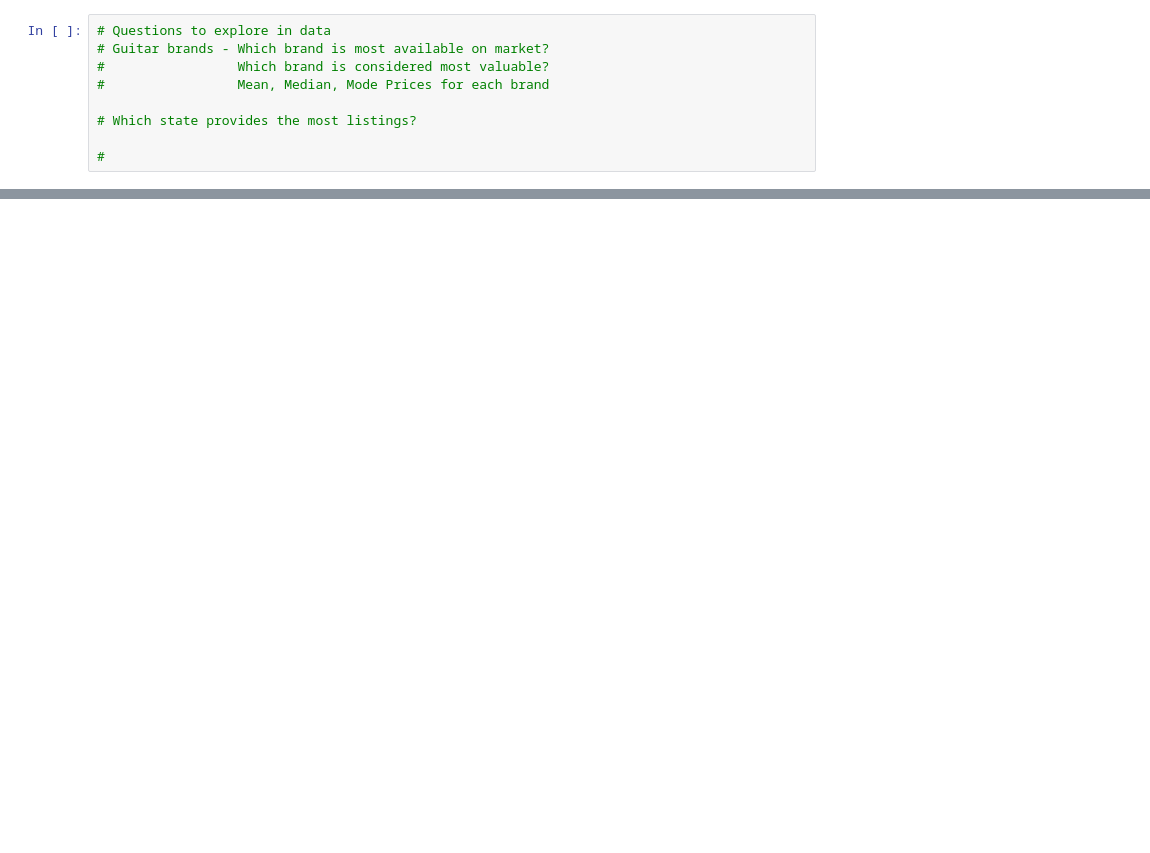
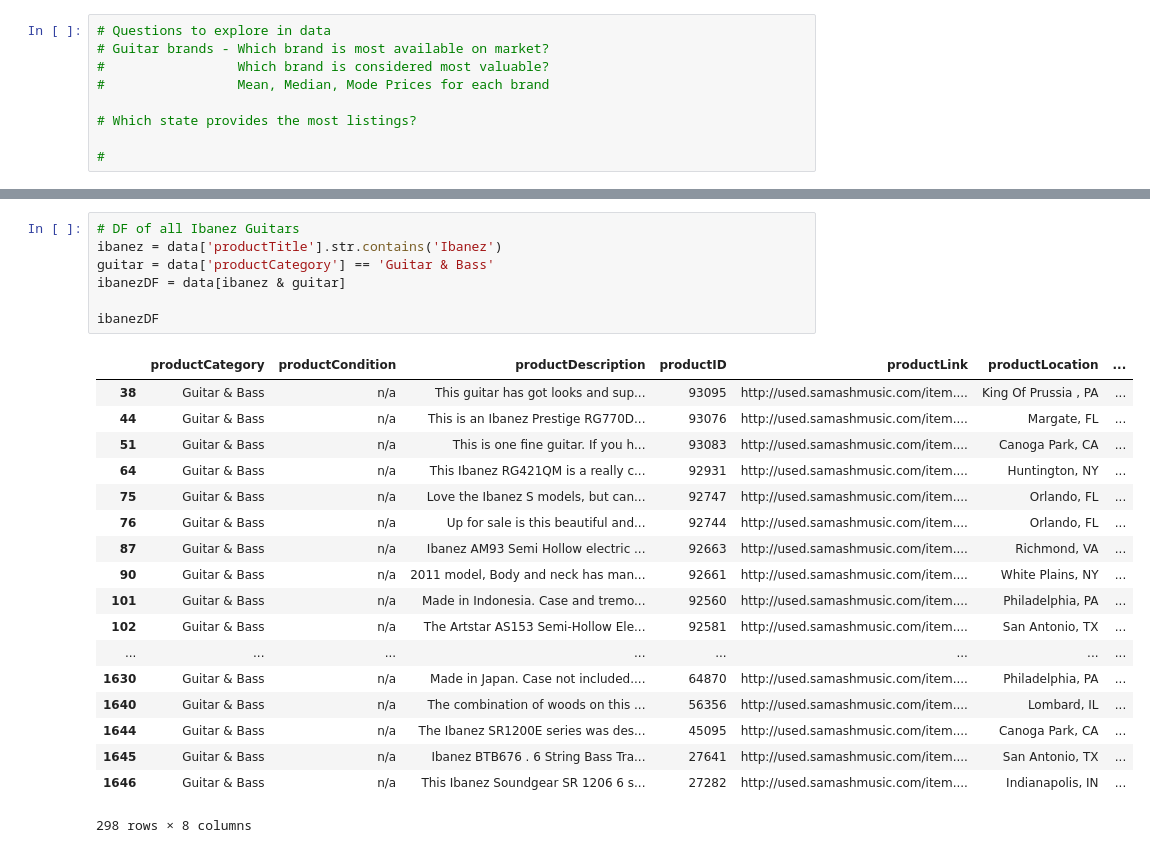
Before and after one commit to nkarman/WebProject_NoahKarman, a Jupyter notebook: Jupyter Notebooks/SamAsh.ipynb, the cells around one changed output, grey strips where cells are left out. Cells and saved outputs as stored; diff of their text form; blank space fills up the shorter version.

```diff
--- a/Jupyter Notebooks/SamAsh.ipynb
+++ b/Jupyter Notebooks/SamAsh.ipynb
@@ -124,0 +164,26 @@ ibanezDF
+# %%
+# DF of all Ibanez Guitars
+ibanez = data['productTitle'].str.contains('Ibanez')
+guitar = data['productCategory'] == 'Guitar & Bass'
+ibanezDF = data[ibanez & guitar]
+
+ibanezDF
+# %% [output]
+|  | productCategory | productCondition | productDescription | productID | productLink | productLocation | ... |
+| 38 | Guitar & Bass | n/a | This guitar has got looks and sup... | 93095 | http://used.samashmusic.com/item.... | King Of Prussia , PA | ... |
+| 44 | Guitar & Bass | n/a | This is an Ibanez Prestige RG770D... | 93076 | http://used.samashmusic.com/item.... | Margate, FL | ... |
+| 51 | Guitar & Bass | n/a | This is one fine guitar. If you h... | 93083 | http://used.samashmusic.com/item.... | Canoga Park, CA | ... |
+| 64 | Guitar & Bass | n/a | This Ibanez RG421QM is a really c... | 92931 | http://used.samashmusic.com/item.... | Huntington, NY | ... |
+| 75 | Guitar & Bass | n/a | Love the Ibanez S models, but can... | 92747 | http://used.samashmusic.com/item.... | Orlando, FL | ... |
+| 76 | Guitar & Bass | n/a | Up for sale is this beautiful and... | 92744 | http://used.samashmusic.com/item.... | Orlando, FL | ... |
+| 87 | Guitar & Bass | n/a | Ibanez AM93 Semi Hollow electric ... | 92663 | http://used.samashmusic.com/item.... | Richmond, VA | ... |
+| 90 | Guitar & Bass | n/a | 2011 model, Body and neck has man... | 92661 | http://used.samashmusic.com/item.... | White Plains, NY | ... |
+| 101 | Guitar & Bass | n/a | Made in Indonesia. Case and tremo... | 92560 | http://used.samashmusic.com/item.... | Philadelphia, PA | ... |
+| 102 | Guitar & Bass | n/a | The Artstar AS153 Semi-Hollow Ele... | 92581 | http://used.samashmusic.com/item.... | San Antonio, TX | ... |
+| ... | ... | ... | ... | ... | ... | ... | ... |
+| 1630 | Guitar & Bass | n/a | Made in Japan. Case not included.... | 64870 | http://used.samashmusic.com/item.... | Philadelphia, PA | ... |
+| 1640 | Guitar & Bass | n/a | The combination of woods on this ... | 56356 | http://used.samashmusic.com/item.... | Lombard, IL | ... |
+| 1644 | Guitar & Bass | n/a | The Ibanez SR1200E series was des... | 45095 | http://used.samashmusic.com/item.... | Canoga Park, CA | ... |
+| 1645 | Guitar & Bass | n/a | Ibanez BTB676 . 6 String Bass Tra... | 27641 | http://used.samashmusic.com/item.... | San Antonio, TX | ... |
+| 1646 | Guitar & Bass | n/a | This Ibanez Soundgear SR 1206 6 s... | 27282 | http://used.samashmusic.com/item.... | Indianapolis, IN | ... |
+298 rows × 8 columns
```
Also changed, not shown: parts of 8 cells of this notebook.
